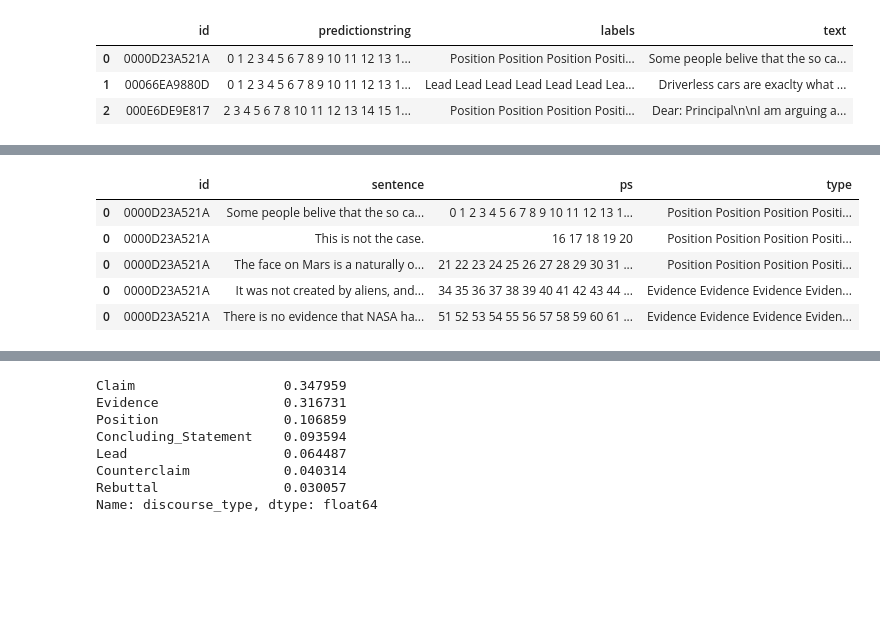
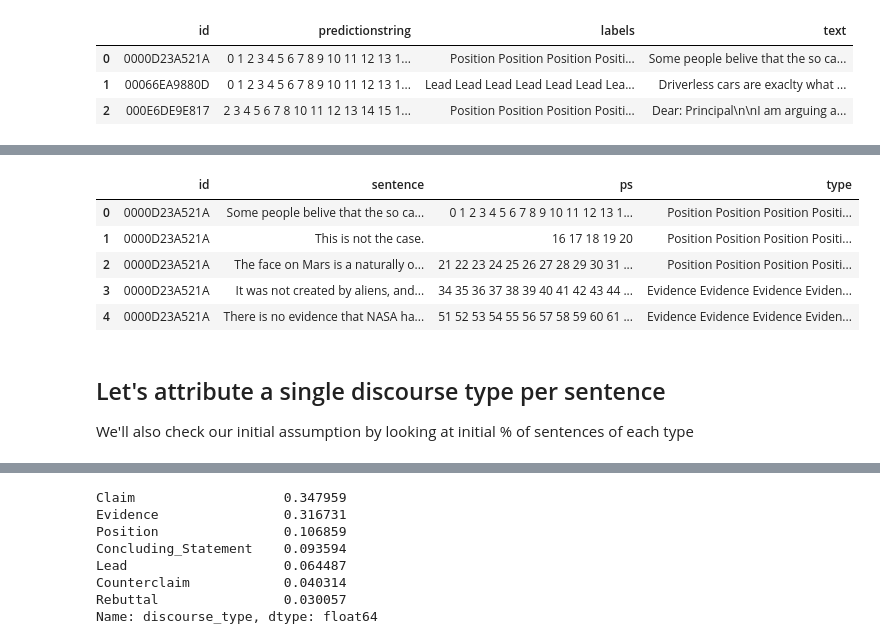
Before and after one commit to arthurcol/feedback_prize, a Jupyter notebook: notebooks/sentences_approach.ipynb, the cells around one changed output, grey strips where cells are left out. Cells and saved outputs as stored; diff of their text form; code cells hidden in the pictures; blank space fills up the shorter version.

```diff
--- a/notebooks/sentences_approach.ipynb
+++ b/notebooks/sentences_approach.ipynb
@@ -140,32 +152,38 @@ df_essay.head()
-# %%
-# fill na with 0
-df_essay.fillna(0,inplace=True)
 # %%
-## objective now = split ps, labels and text according to indices and prevind
+## objective now = split ps, labels and text according to idx_first_word and idx_last_word
 
-def slicer(text,indices,prevind):
+def slicer(text,idx_first_word,idx_last_word):
     text = text.split()
-    if prevind==0:
-        return ' '.join(text[:indices+1])
-    return ' '.join(text[prevind+1:indices+1])
+    if idx_first_word==0:
+        return ' '.join(text[:idx_last_word+1])
+    return ' '.join(text[idx_first_word+1:idx_last_word+1])
 
 slicer_vect=np.vectorize(slicer) #vectorize
+# %%
+## type issue
+df_essay['idx_last_word']=df_essay['idx_last_word'].astype(int)
 # %%
-#boum
+#apply our magical slicer
 
-df_essay['sentence']=slicer_vect(df_essay['text'],df_essay['indices'],df_essay['prevind'])
-df_essay['ps']=slicer_vect(df_essay['predictionstring'],df_essay['indices'],df_essay['prevind'])
-df_essay['type']=slicer_vect(df_essay['labels'],df_essay['indices'],df_essay['prevind'])
+df_essay['sentence']=slicer_vect(df_essay['text'],df_essay['idx_first_word'],df_essay['idx_last_word'])
+df_essay['ps']=slicer_vect(df_essay['predictionstring'],df_essay['idx_first_word'],df_essay['idx_last_word'])
+df_essay['type']=slicer_vect(df_essay['labels'],df_essay['idx_first_word'],df_essay['idx_last_word'])
 # %%
-df_preproc = df_essay.drop(['predictionstring','labels','text','indices','prevind'],axis=1)
+## Now we can have a clean dataset
+df_essay.reset_index(inplace=True,drop=True)
+df_preproc = df_essay.drop(['predictionstring','labels','text','idx_first_word','idx_last_word'],axis=1)
 df_preproc.head()
 # %% [output]
 |  | id | sentence | ps | type |
 | 0 | 0000D23A521A | Some people belive that the so ca... | 0 1 2 3 4 5 6 7 8 9 10 11 12 13 1... | Position Position Position Positi... |
-| 0 | 0000D23A521A | This is not the case. | 16 17 18 19 20 | Position Position Position Positi... |
-| 0 | 0000D23A521A | The face on Mars is a naturally o... | 21 22 23 24 25 26 27 28 29 30 31 ... | Position Position Position Positi... |
-| 0 | 0000D23A521A | It was not created by aliens, and... | 34 35 36 37 38 39 40 41 42 43 44 ... | Evidence Evidence Evidence Eviden... |
-| 0 | 0000D23A521A | There is no evidence that NASA ha... | 51 52 53 54 55 56 57 58 59 60 61 ... | Evidence Evidence Evidence Eviden... |
+| 1 | 0000D23A521A | This is not the case. | 16 17 18 19 20 | Position Position Position Positi... |
+| 2 | 0000D23A521A | The face on Mars is a naturally o... | 21 22 23 24 25 26 27 28 29 30 31 ... | Position Position Position Positi... |
+| 3 | 0000D23A521A | It was not created by aliens, and... | 34 35 36 37 38 39 40 41 42 43 44 ... | Evidence Evidence Evidence Eviden... |
+| 4 | 0000D23A521A | There is no evidence that NASA ha... | 51 52 53 54 55 56 57 58 59 60 61 ... | Evidence Evidence Evidence Eviden... |
+# %% [markdown]
+## Let's attribute a single discourse type per sentence
+
+We'll also check our initial assumption by looking at initial % of sentences of each type
 # %%
 df_preproc['type_len']=df_preproc['type'].apply(lambda txt:Counter(txt.replace('.','').split()))
 # %%
```
Also changed, not shown: parts of 47 cells of this notebook, 1 other file.
